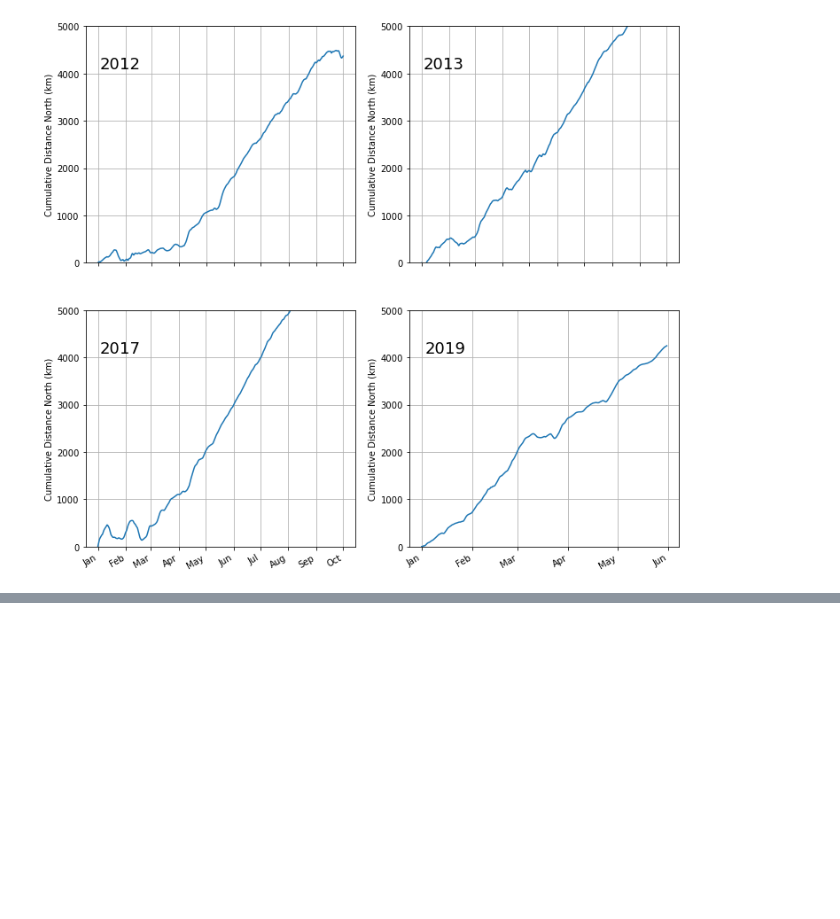
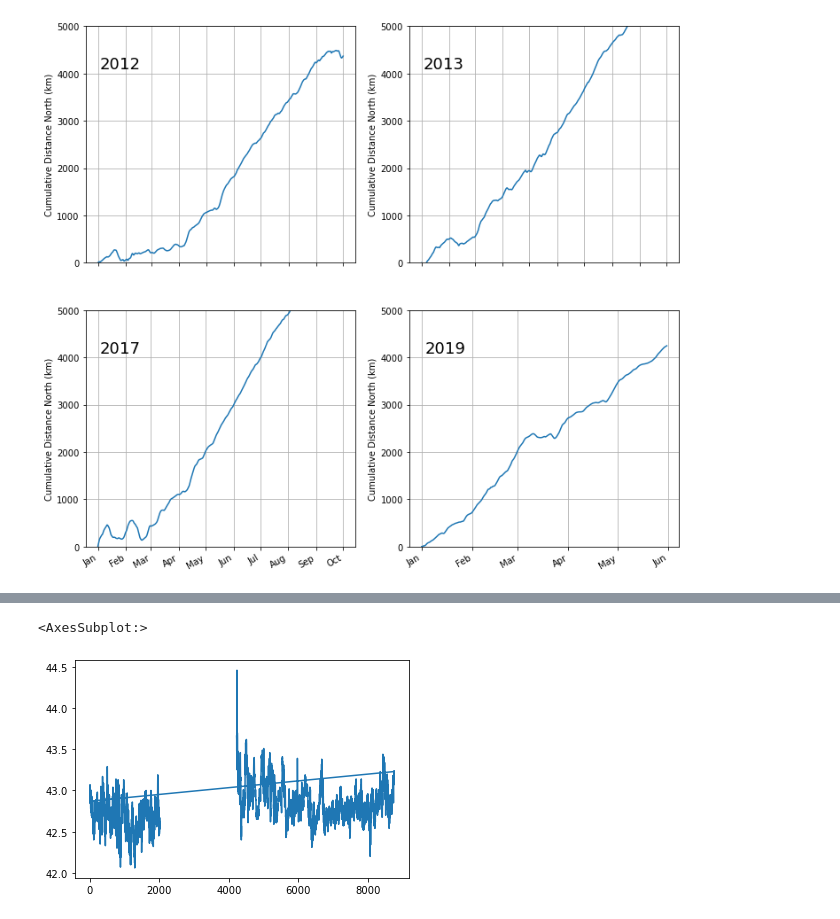
Before and after one commit to leviner/ChukchiTimeSeries, a Jupyter notebook: code/F6_transport.ipynb, the cells around one changed output, grey strips where cells are left out. Saved outputs shown, nothing was run; the diff lists cells and outputs as text; code cells hidden in the pictures; blank space fills up the shorter version.

```diff
--- a/code/F6_transport.ipynb
+++ b/code/F6_transport.ipynb
@@ -29,6 +29,7 @@ def readBSmooringSBE(file,skip=130):
     h = ['nnn','Year','Mn','Dy','Hr','Mi','PresR','PresD','Depth','Temp','Cond','Sal','Julianday']
     b = pd.read_table(file, names=h,skiprows=skip,delim_whitespace=True)
     b = b.dropna()
+    b = b[b.Depth > 40]
     t = []
     for index, a in b.iterrows():
             if a.Hr == 24:
@@ -208,0 +226,6 @@ cumNplot(dfVel[(dfVel.datetime>= pd.to_datetime('2019-01-01'))&(dfVel.datetime<
+# %%
+df = dfCTD[(dfCTD.datetime>= pd.to_datetime('2017-01-01'))&(dfCTD.datetime< pd.to_datetime('2017-10-01'))]
+df.Depth.plot()
+# %% [output]
+<AxesSubplot:>
+[figure, added]
```
Also changed, not shown: parts of 4 cells of this notebook.
